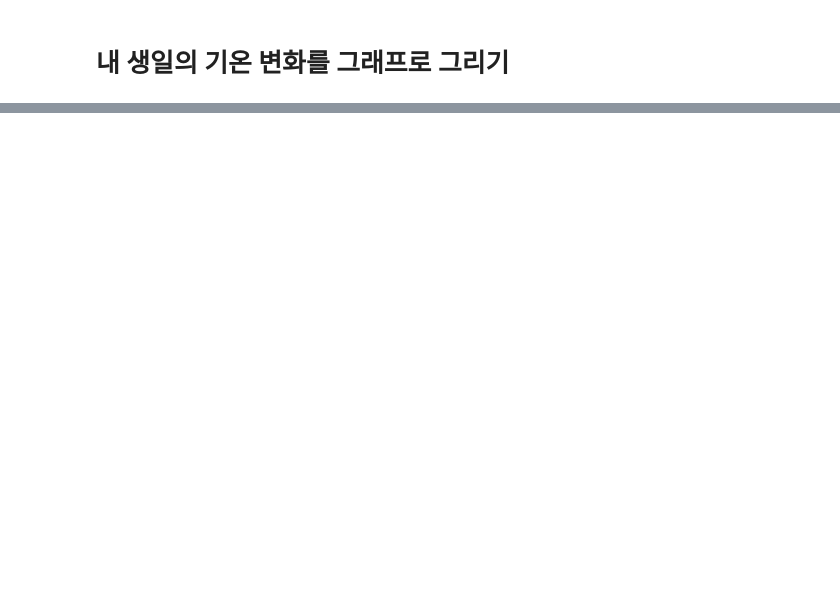
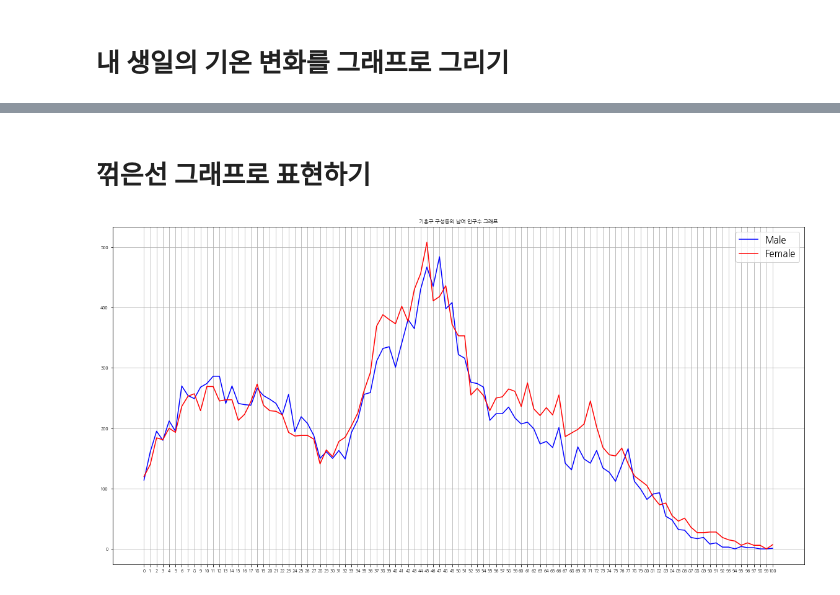
Before and after one commit to HIMMEL95/Elice, a Jupyter notebook: test.ipynb, the cells around one changed output, grey strips where cells are left out. Saved outputs shown, nothing was run; the diff lists cells and outputs as text; code cells hidden in the pictures; blank space fills up the shorter version.

```diff
--- a/test.ipynb
+++ b/test.ipynb
@@ -69,0 +121,38 @@ plt.show()
+# %% [markdown]
+# 꺾은선 그래프로 표현하기
+# %%
+import csv
+import matplotlib.pyplot as plt
+import numpy as np
+
+f = open('./Population_public_data/gender.csv', encoding='cp949')
+data = csv.reader(f)
+next(data)
+
+m = []
+f = []
+
+name = input()
+
+for row in data:
+    row[3:] = map(int, row[3:])
+    if name in row[0]:
+        m.append(row[3:104])
+        f.append(row[106:])
+
+m_array = np.array(m).ravel().tolist()
+f_array = np.array(f).ravel().tolist()
+
+x = np.arange(len(m_array))
+
+plt.figure(figsize=(20,10))
+plt.plot(x, m_array, 'b', label='Male')
+plt.plot(x, f_array, 'r', label='Female')
+plt.xticks(x)
+plt.title(f'{name}의 남여 인구수 그래프')
+plt.rc('font', family='NanumGothic', size=8)
+plt.legend(loc='upper right', fontsize=15)
+plt.grid(True)
+plt.show()
+# %% [output]
+[figure, added]
```
Also changed, not shown: parts of 17 cells of this notebook, 3 other files.
